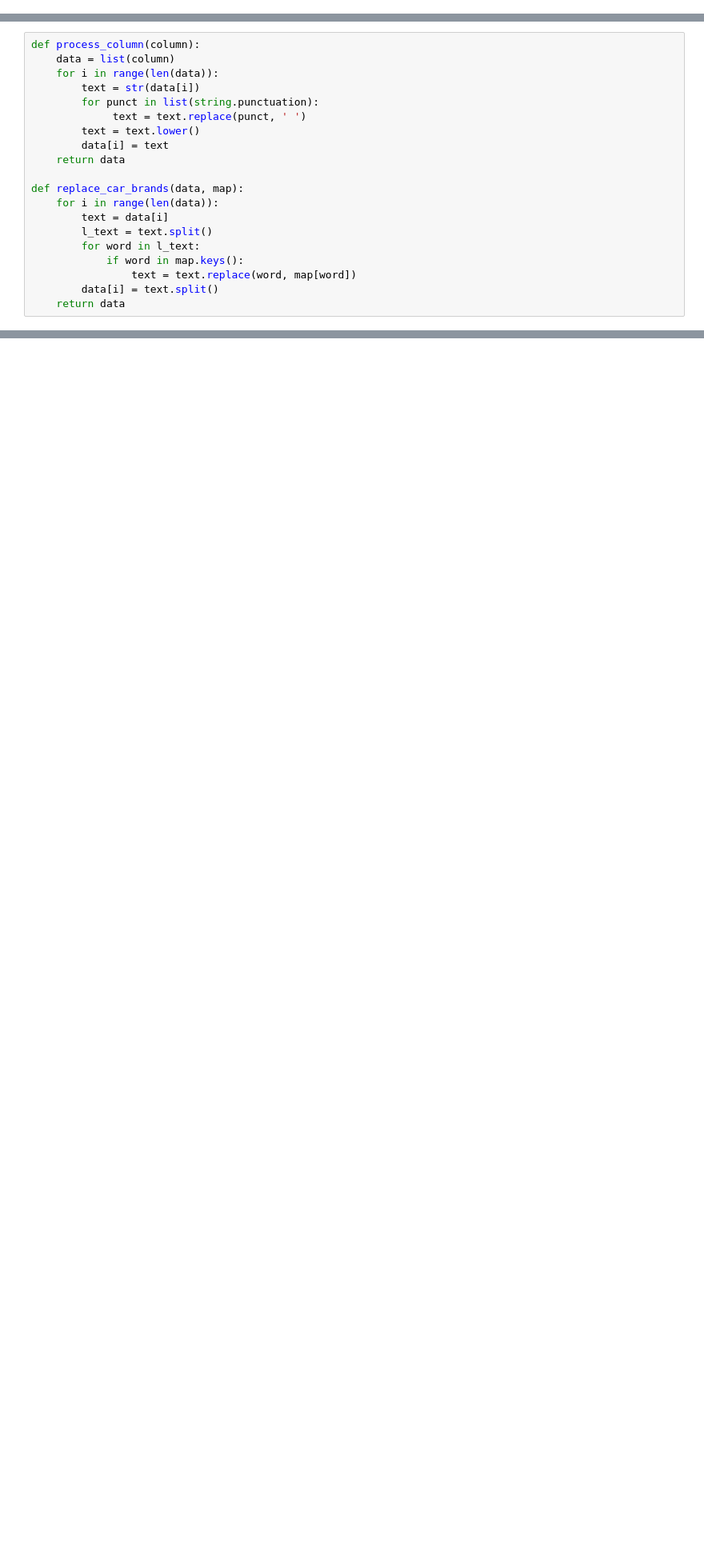
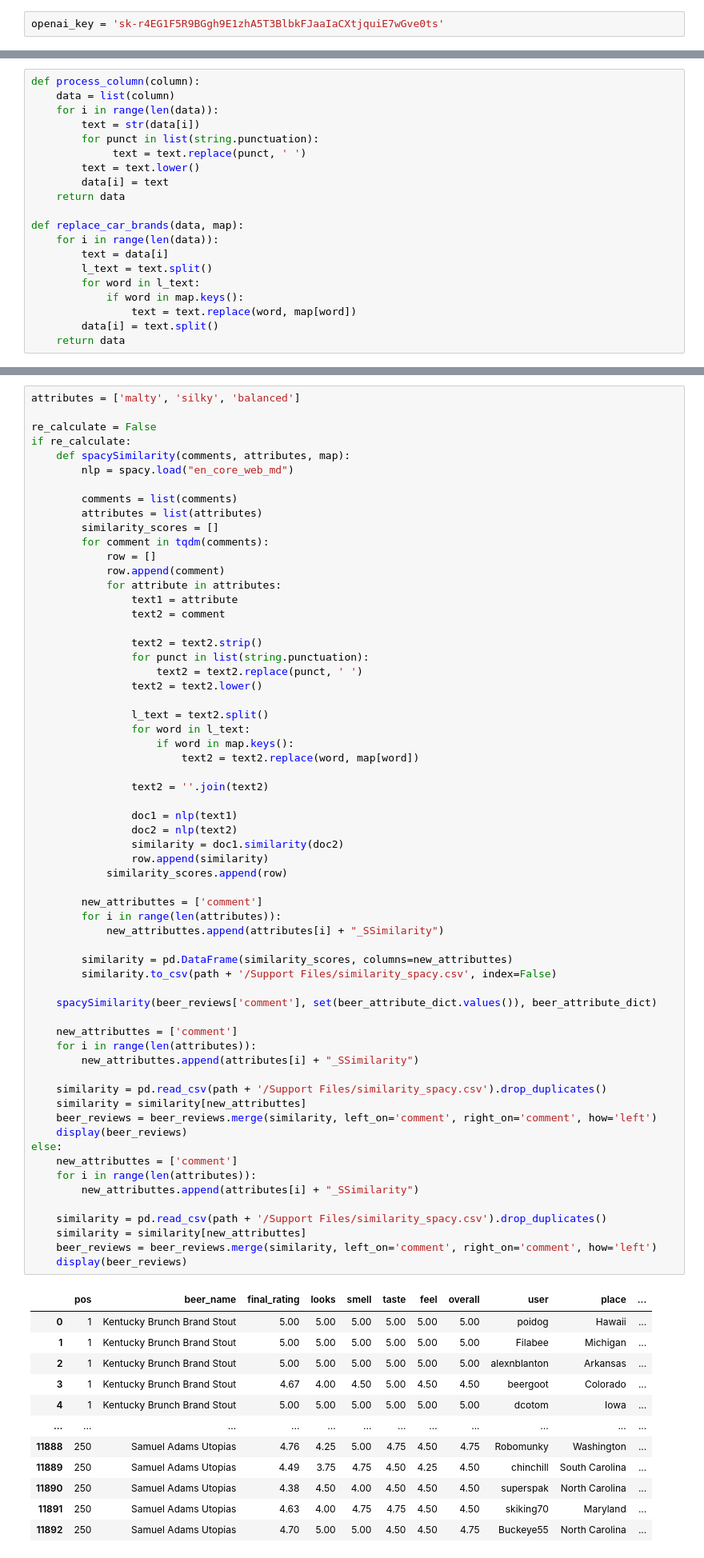
Before and after one commit to pratyush335/Beer_Recommendation_Engine, a Jupyter notebook: Code.ipynb, the cells around one changed output, grey strips where cells are left out. Shown at 80% size. Drawn from its saved outputs; the diff is of its cells as text; blank space fills up the shorter version.

```diff
--- a/Code.ipynb
+++ b/Code.ipynb
@@ -1,5 +1,7 @@
 # %% [markdown]
 ### Task 2
+# %%
+openai_key = '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'
 # %%
 import pandas as pd
 import os
@@ -314,0 +365,75 @@ beer_reviews[['beer_name', 'comment', 'similarity']]
+# %%
+attributes = ['malty', 'silky', 'balanced']
+
+re_calculate = False
+if re_calculate:
+    def spacySimilarity(comments, attributes, map):
+        nlp = spacy.load("en_core_web_md")
+
+        comments = list(comments)
+        attributes = list(attributes)
+        similarity_scores = []
+        for comment in tqdm(comments):
+            row = []
+            row.append(comment)
+            for attribute in attributes:
+                text1 = attribute
+                text2 = comment
+
+                text2 = text2.strip()
+                for punct in list(string.punctuation):
+                    text2 = text2.replace(punct, ' ')
+                text2 = text2.lower()
+
+                l_text = text2.split()
+                for word in l_text:
+                    if word in map.keys():
+                        text2 = text2.replace(word, map[word])
+
+                text2 = ''.join(text2)
+
+                doc1 = nlp(text1)
+                doc2 = nlp(text2)
+                similarity = doc1.similarity(doc2)
+                row.append(similarity)
+            similarity_scores.append(row)
+
+        new_attributtes = ['comment']
+        for i in range(len(attributes)):
+            new_attributtes.append(attributes[i] + "_SSimilarity")
+
+        similarity = pd.DataFrame(similarity_scores, columns=new_attributtes)
+        similarity.to_csv(path + '/Support Files/similarity_spacy.csv', index=False)
+
+    spacySimilarity(beer_reviews['comment'], set(beer_attribute_dict.values()), beer_attribute_dict)
+
+    new_attributtes = ['comment']
+    for i in range(len(attributes)):
+        new_attributtes.append(attributes[i] + "_SSimilarity")
+
+    similarity = pd.read_csv(path + '/Support Files/similarity_spacy.csv').drop_duplicates()
+    similarity = similarity[new_attributtes]
+    beer_reviews = beer_reviews.merge(similarity, left_on='comment', right_on='comment', how='left')
+    display(beer_reviews)
+else:
+    new_attributtes = ['comment']
+    for i in range(len(attributes)):
+        new_attributtes.append(attributes[i] + "_SSimilarity")
+
+    similarity = pd.read_csv(path + '/Support Files/similarity_spacy.csv').drop_duplicates()
+    similarity = similarity[new_attributtes]
+    beer_reviews = beer_reviews.merge(similarity, left_on='comment', right_on='comment', how='left')
+    display(beer_reviews)
+# %% [output]
+|  | pos | beer_name | final_rating | looks | smell | taste | feel | overall | user | place | ... |
+| 0 | 1 | Kentucky Brunch Brand Stout | 5.00 | 5.00 | 5.00 | 5.00 | 5.00 | 5.00 | poidog | Hawaii | ... |
+| 1 | 1 | Kentucky Brunch Brand Stout | 5.00 | 5.00 | 5.00 | 5.00 | 5.00 | 5.00 | Filabee | Michigan | ... |
+| 2 | 1 | Kentucky Brunch Brand Stout | 5.00 | 5.00 | 5.00 | 5.00 | 5.00 | 5.00 | alexnblanton | Arkansas | ... |
+| 3 | 1 | Kentucky Brunch Brand Stout | 4.67 | 4.00 | 4.50 | 5.00 | 4.50 | 4.50 | beergoot | Colorado | ... |
+| 4 | 1 | Kentucky Brunch Brand Stout | 5.00 | 5.00 | 5.00 | 5.00 | 5.00 | 5.00 | dcotom | Iowa | ... |
+| ... | ... | ... | ... | ... | ... | ... | ... | ... | ... | ... | ... |
+| 11888 | 250 | Samuel Adams Utopias | 4.76 | 4.25 | 5.00 | 4.75 | 4.50 | 4.75 | Robomunky | Washington | ... |
+| 11889 | 250 | Samuel Adams Utopias | 4.49 | 3.75 | 4.75 | 4.50 | 4.25 | 4.50 | chinchill | South Carolina | ... |
+| 11890 | 250 | Samuel Adams Utopias | 4.38 | 4.50 | 4.00 | 4.50 | 4.50 | 4.50 | superspak | North Carolina | ... |
+| 11891 | 250 | Samuel Adams Utopias | 4.63 | 4.00 | 4.75 | 4.75 | 4.50 | 4.50 | skiking70 | Maryland | ... |
+| 11892 | 250 | Samuel Adams Utopias | 4.70 | 5.00 | 5.00 | 4.50 | 4.50 | 4.75 | Buckeye55 | North Carolina | ... |
```
Also changed, not shown: parts of 25 cells of this notebook.
